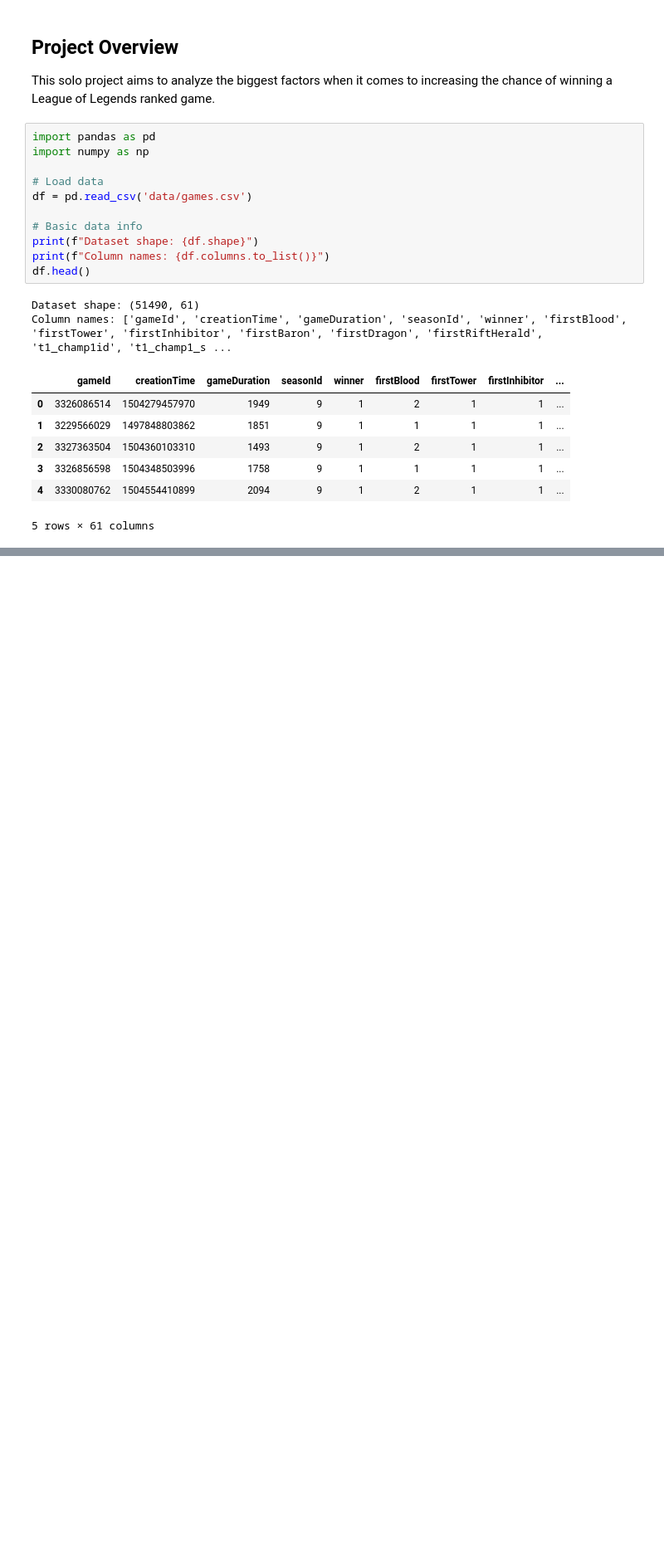
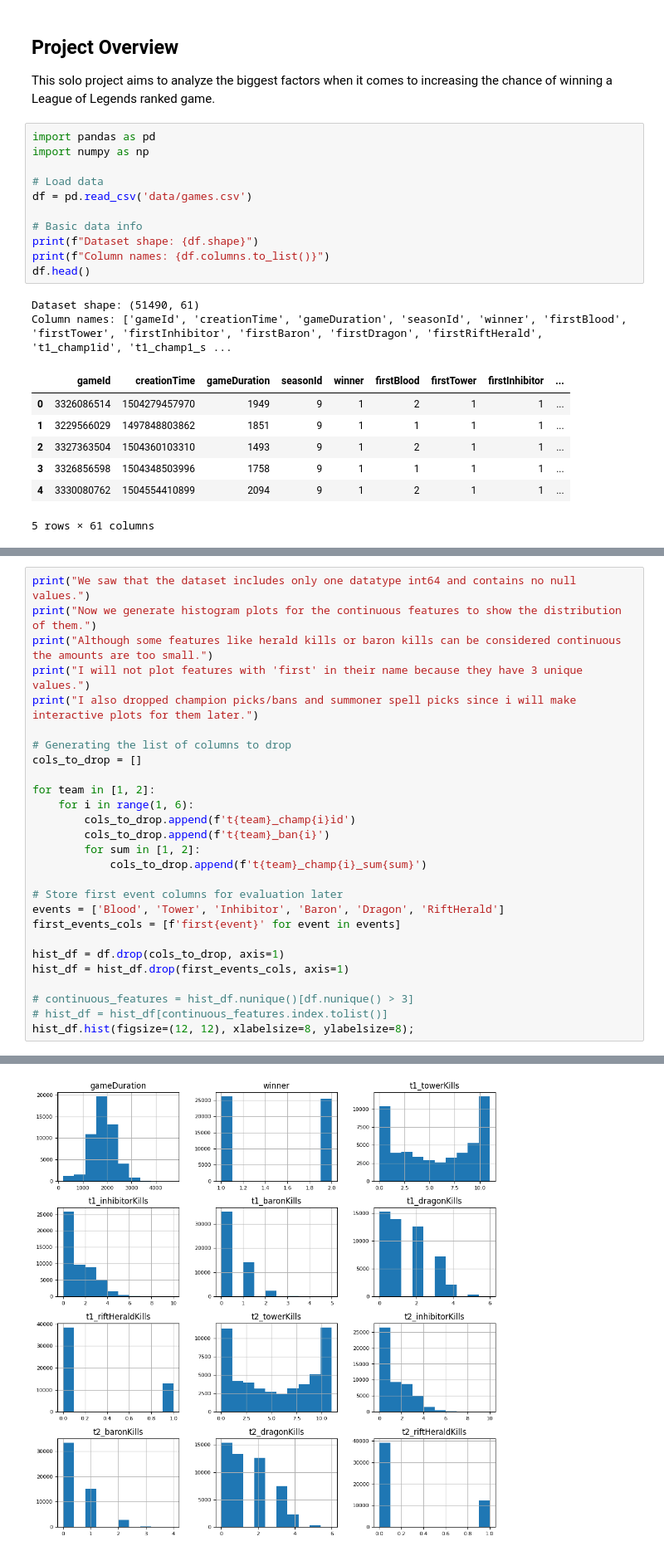
Before and after one commit to jadosh123/lol-ranked-game-predictor, a Jupyter notebook: data_exploration.ipynb, the cells around one changed output, grey strips where cells are left out. Shown at 83% size. Cells and saved outputs as stored; diff of their text form; blank space fills up the shorter version.

Commit message:
Adds histogram plot of the continuous variables

```diff
--- a/data_exploration.ipynb
+++ b/data_exploration.ipynb
@@ -55,0 +59,28 @@ Basic description of all of the features:
+# %%
+print("We saw that the dataset includes only one datatype int64 and contains no null values.")
+print("Now we generate histogram plots for the continuous features to show the distribution of them.")
+print("Although some features like herald kills or baron kills can be considered continuous the amounts are too small.")
+print("I will not plot features with 'first' in their name because they have 3 unique values.")
+print("I also dropped champion picks/bans and summoner spell picks since i will make interactive plots for them later.")
+
+# Generating the list of columns to drop
+cols_to_drop = []
+
+for team in [1, 2]:
+    for i in range(1, 6):
+        cols_to_drop.append(f't{team}_champ{i}id')
+        cols_to_drop.append(f't{team}_ban{i}')
+        for sum in [1, 2]:
+            cols_to_drop.append(f't{team}_champ{i}_sum{sum}')
+
+# Store first event columns for evaluation later
+events = ['Blood', 'Tower', 'Inhibitor', 'Baron', 'Dragon', 'RiftHerald']
+first_events_cols = [f'first{event}' for event in events]
+
+hist_df = df.drop(cols_to_drop, axis=1)
+hist_df = hist_df.drop(first_events_cols, axis=1)
+
+# continuous_features = hist_df.nunique()[df.nunique() > 3]
+# hist_df = hist_df[continuous_features.index.tolist()]
+hist_df.hist(figsize=(12, 12), xlabelsize=8, ylabelsize=8);
+# %% [output]
@@ -55,0 +92 @@ Basic description of all of the features:
+[figure, added]
```
Also changed, not shown: parts of 2 cells of this notebook, 1 other file.
